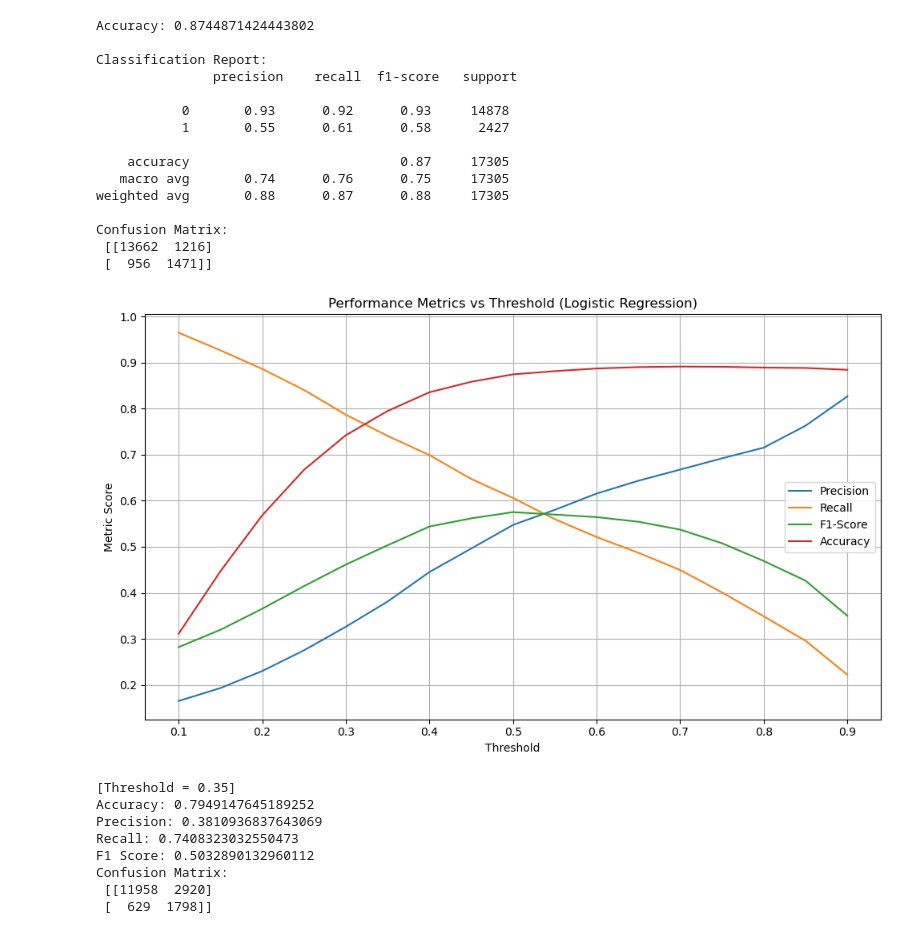
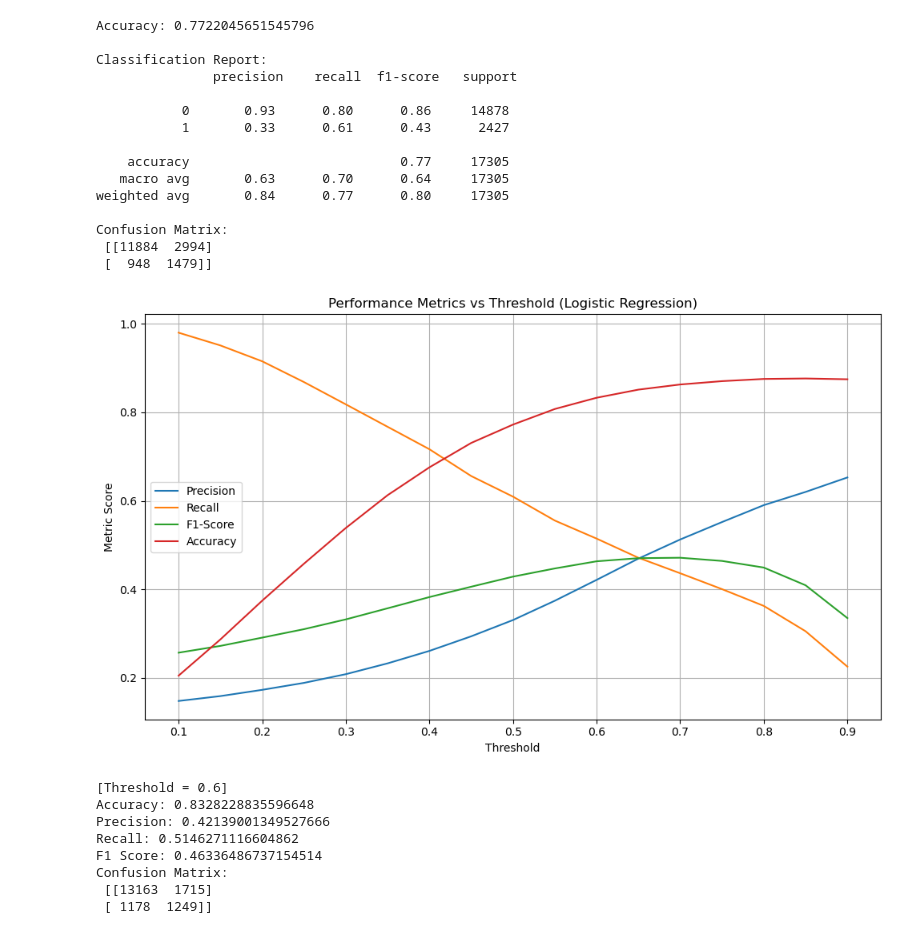
Before and after one commit to BILGI-IE-423/ie423-2024-2025-termproject-machine_can-t_learrning, a Jupyter notebook: Model_Trainings.ipynb, the cells around one changed output. Drawn from its saved outputs; the diff is of its cells as text; code cells hidden in the pictures.

```diff
--- a/Model_Trainings.ipynb
+++ b/Model_Trainings.ipynb
@@ -23,11 +13,14 @@ from sklearn.feature_extraction.text import CountVectorizer
 
 
 # Dosya yolunu belirle
-file_path = "./processed_datasets/imdb_with_platforms.csv"  # Eğer masaüstündeki Project klasöründeyse: "Desktop/Project/imdb_with_platforms.csv"
+file_path = "./processed_datasets/imdb_with_platforms.csv"
 
 # Veriyi oku
 imdb = pd.read_csv(file_path)
 
+# 'genre' ve 'title' sütunlarını düşür
+imdb = imdb.drop(columns=["genre",])
+
 # İlk 5 satırı göster
 imdb.head()
 # %% [output]
@@ -41,4 +34,5 @@ imdb.head()
 # %%
+#Logistic Regression Training with threshold tuning
 # 2. Hedef değişken
 y = imdb["platform_flag"]
 
@@ -49,7 +43,7 @@ X_text_raw = imdb["description"].fillna("")
 X_numeric = imdb[["duration", "year", "votes", "rating"]].fillna(0)
 
 # 5. Kategorik özellikler (genre, type, title)
-X_categorical = imdb[["type", "title", "genre"]].fillna("unknown")
+X_categorical = imdb[["type"]].fillna("unknown") #genre encodelu #title yok
 
 # 6. Genre binary flag sütunları
 genre_columns = [col for col in imdb.columns if col.startswith("genre_")]
@@ -71,7 +65,7 @@ X_categorical_encoded = encoder.fit_transform(X_categorical)
 X_full = hstack([
     X_text,                            # TF-IDF description
     csr_matrix(X_numeric_scaled),      # duration, year, votes, rating
-    X_categorical_encoded,             # one-hot type, title, genre
+    X_categorical_encoded,             # one-hot type, title,
     csr_matrix(X_genres.values)        # genre flags (binary)
 ])
 
@@ -120,49 +114,49 @@ plt.plot(thresholds, precisions, label="Precision")
 plt.plot(thresholds, recalls, label="Recall")
 plt.plot(thresholds, f1_scores, label="F1-Score")
 plt.plot(thresholds, accuracies, label="Accuracy")
 plt.xlabel("Threshold")
 plt.ylabel("Metric Score")
 plt.title("Performance Metrics vs Threshold (Logistic Regression)")
 plt.legend()
 plt.grid(True)
 plt.tight_layout()
 plt.show()
 
 # Generalizes better
 # Manuel threshold değeri
-custom_threshold = 0.35
+custom_threshold = 0.60
 y_pred_manual = (y_proba >= custom_threshold).astype(int)
 
 # Raporlama
 print(f"\n[Threshold = {custom_threshold}]")
 print("Accuracy:", accuracy_score(y_test, y_pred_manual))
 print("Precision:", precision_score(y_test, y_pred_manual))
 print("Recall:", recall_score(y_test, y_pred_manual))
 print("F1 Score:", f1_score(y_test, y_pred_manual))
 print("Confusion Matrix:\n", confusion_matrix(y_test, y_pred_manual))
 # %% [output]
-Accuracy: 0.8744871424443802
+Accuracy: 0.7722045651545796
 
 Classification Report:
                precision    recall  f1-score   support
 
-           0       0.93      0.92      0.93     14878
-           1       0.55      0.61      0.58      2427
+           0       0.93      0.80      0.86     14878
+           1       0.33      0.61      0.43      2427
 
-    accuracy                           0.87     17305
-   macro avg       0.74      0.76      0.75     17305
-weighted avg       0.88      0.87      0.88     17305
+    accuracy                           0.77     17305
+   macro avg       0.63      0.70      0.64     17305
+weighted avg       0.84      0.77      0.80     17305
 
 Confusion Matrix:
- [[13662  1216]
- [  956  1471]]
+ [[11884  2994]
+ [  948  1479]]
-[figure, old version]
+[figure, new version]
-[Threshold = 0.35]
-Accuracy: 0.7949147645189252
-Precision: 0.3810936837643069
-Recall: 0.7408323032550473
-F1 Score: 0.5032890132960112
+[Threshold = 0.6]
+Accuracy: 0.8328228835596648
+Precision: 0.42139001349527666
+Recall: 0.5146271116604862
+F1 Score: 0.46336486737154514
 Confusion Matrix:
- [[11958  2920]
- [  629  1798]]
+ [[13163  1715]
+ [ 1178  1249]]
 # %%
```
Also changed, not shown: parts of 7 cells of this notebook, 1 other file.
